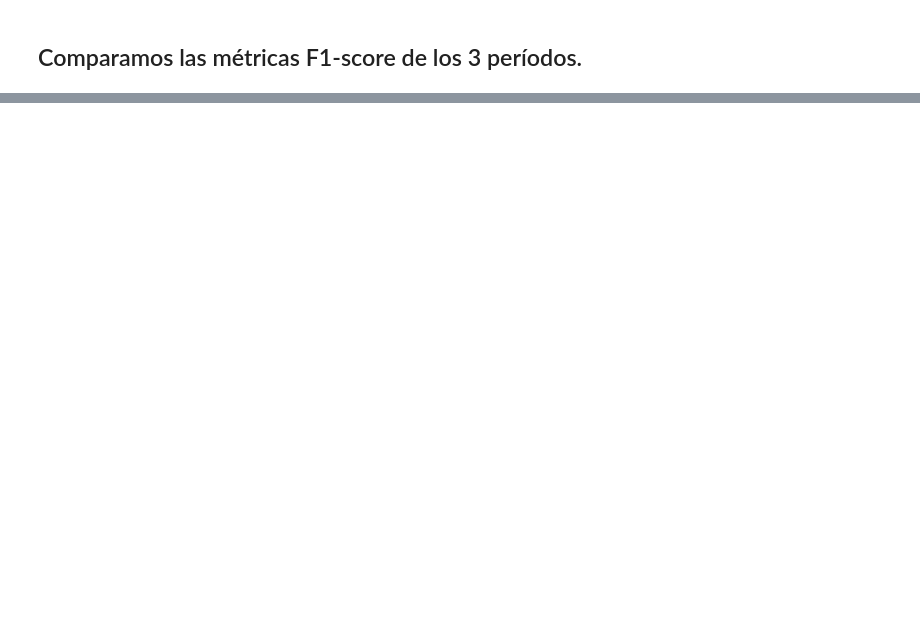
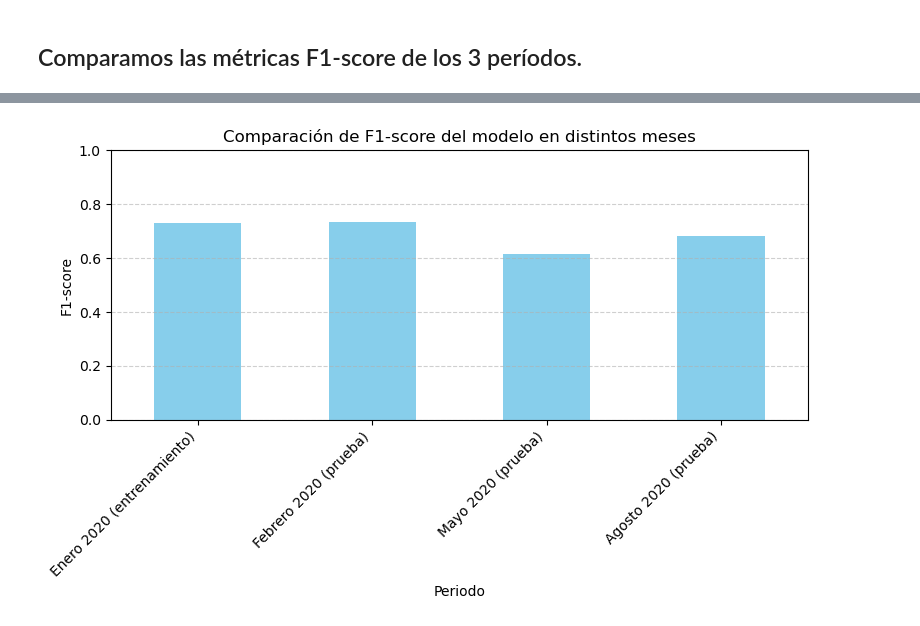
Before and after one commit to RosarioValderrama/nyc_tips_classifier, a Jupyter notebook: notebooks/02_model_predict.ipynb, the cells around one changed output, grey strips where cells are left out. Cells and saved outputs as stored; diff of their text form; code cells hidden in the pictures; blank space fills up the shorter version.

```diff
--- a/notebooks/02_model_predict.ipynb
+++ b/notebooks/02_model_predict.ipynb
@@ -134,0 +130,6 @@ display(f1_df)
+# %%
+f1_df_completo = pd.DataFrame.from_dict(f1_scores_completo, orient='index', columns=["F1-score"])
+f1_df_completo.index.name = "Periodo"
+f1_df_completo = f1_df_completo.round(4)
+
+display(f1_df_completo)
@@ -134,0 +143,13 @@ display(f1_df)
+# %%
+import matplotlib.pyplot as plt
+
+f1_df_completo.plot(kind='bar', legend=False, figsize=(8, 5), color="skyblue")
+plt.title("Comparación de F1-score del modelo en distintos meses")
+plt.ylabel("F1-score")
+plt.xticks(rotation=45, ha="right")
+plt.ylim(0, 1)
+plt.grid(axis="y", linestyle="--", alpha=0.6)
+plt.tight_layout()
+plt.show()
+# %% [output]
+[figure, added]
```
Also changed, not shown: parts of 10 cells of this notebook, 6 other files.
